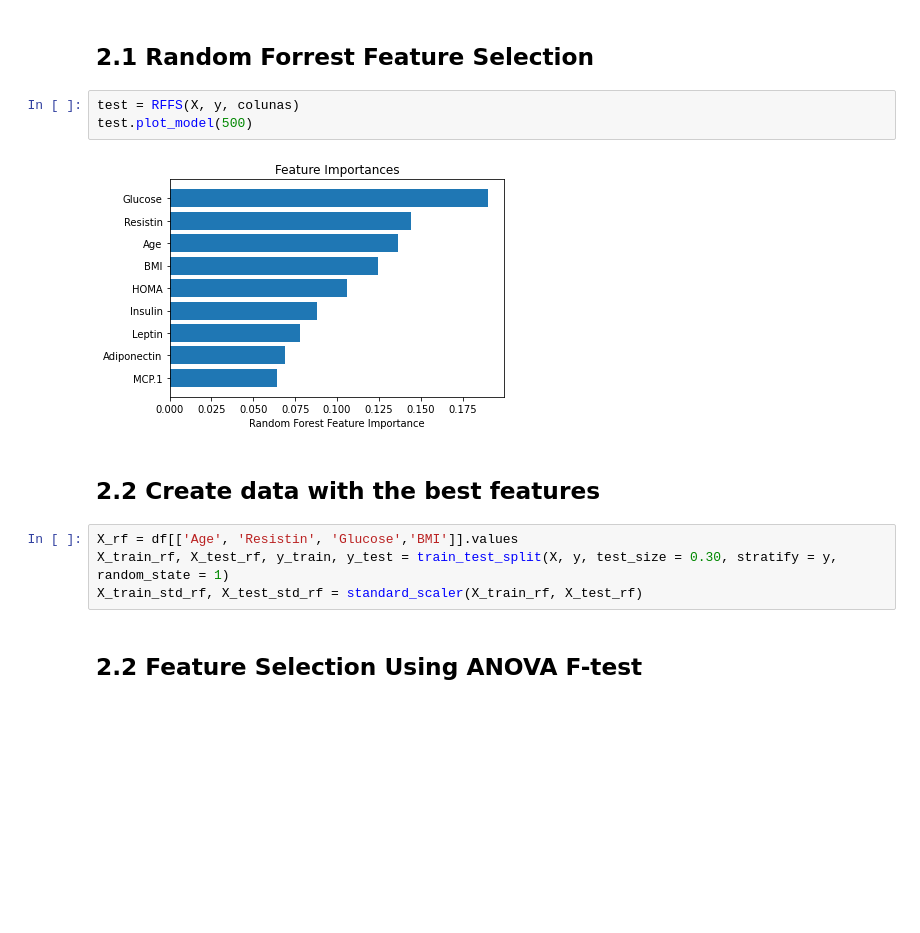
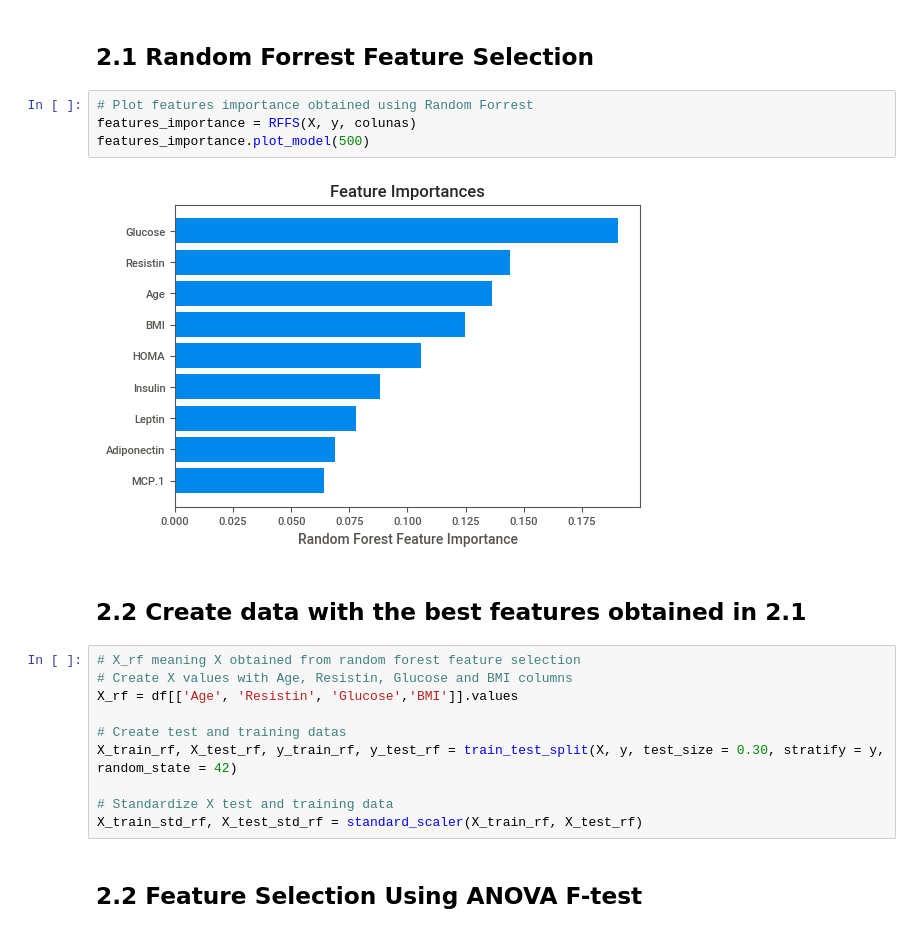
Before and after one commit to jbEmanuel/Machine_Course, a Jupyter notebook: Breast_Cancer_Classification.ipynb, the cells around one changed output. Cells and saved outputs as stored; diff of their text form; blank space fills up the shorter version.

```diff
--- a/Breast_Cancer_Classification.ipynb
+++ b/Breast_Cancer_Classification.ipynb
@@ -234,15 +240,22 @@ X_train_std, X_test_std = standard_scaler(X_train, X_test)
 # %% [markdown]
 ## 2.1 Random Forrest Feature Selection
 # %%
-test = RFFS(X, y, colunas)
-test.plot_model(500)
+# Plot features importance obtained using Random Forrest
+features_importance = RFFS(X, y, colunas)
+features_importance.plot_model(500)
 # %% [output]
-[figure, old version]
+[figure, new version]
 # %% [markdown]
-## 2.2 Create data with the best features
+## 2.2 Create data with the best features obtained in 2.1
 # %%
+# X_rf meaning X obtained from random forest feature selection
+# Create X values with Age, Resistin, Glucose and BMI columns
 X_rf = df[['Age', 'Resistin', 'Glucose','BMI']].values
-X_train_rf, X_test_rf, y_train, y_test = train_test_split(X, y, test_size = 0.30, stratify = y, random_state = 1)
+
+# Create test and training datas
+X_train_rf, X_test_rf, y_train_rf, y_test_rf = train_test_split(X, y, test_size = 0.30, stratify = y, random_state = 42)
+
+# Standardize X test and training data
 X_train_std_rf, X_test_std_rf = standard_scaler(X_train_rf, X_test_rf)
 # %% [markdown]
 ## 2.2 Feature Selection Using ANOVA F-test
```
Also changed, not shown: parts of 91 cells of this notebook.
